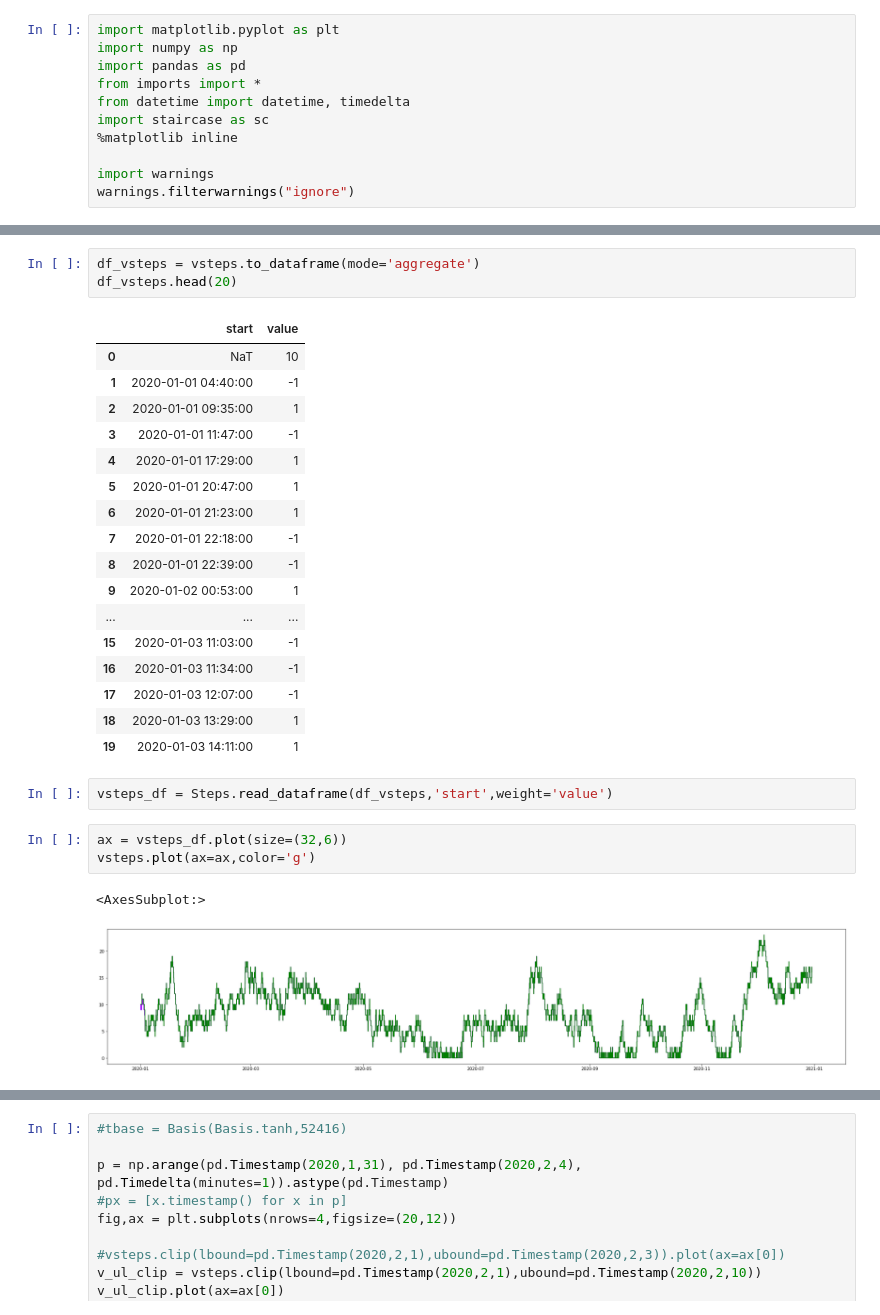
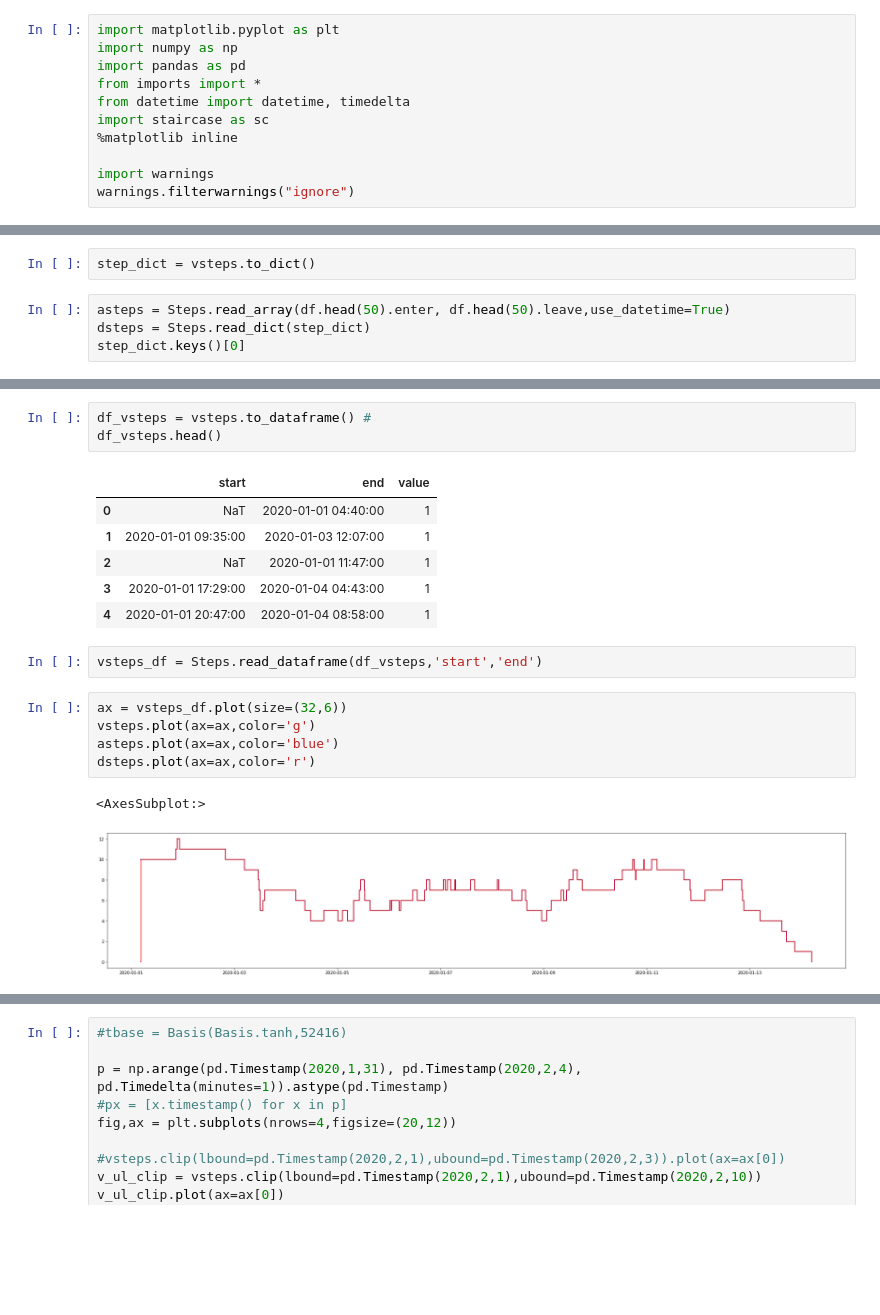
Before and after one commit to probability/topicmodelunderstanding, a Jupyter notebook: Notebooks/Import_export functions.ipynb, the cells around one changed output, grey strips where cells are left out. Cells and saved outputs as stored; diff of their text form; blank space fills up the shorter version.

```diff
--- a/Notebooks/Import_export functions.ipynb
+++ b/Notebooks/Import_export functions.ipynb
@@ -17 +17,7 @@ vsteps = Steps.read_dataframe(df,'enter','leave')
 #queue = sc.Stairs(use_dates=True).layer(df.enter, df.leave)
+# %%
+step_dict = vsteps.to_dict()
+# %%
+asteps = Steps.read_array(df.head(50).enter, df.head(50).leave,use_datetime=True)
+dsteps = Steps.read_dict(step_dict)
+step_dict.keys()[0]
@@ -18,29 +26,20 @@ vsteps = Steps.read_dataframe(df,'enter','leave')
 # %%
-df_vsteps = vsteps.to_dataframe(mode='aggregate')
-df_vsteps.head(20)
+df_vsteps = vsteps.to_dataframe() #
+df_vsteps.head()
 # %% [output]
-|  | start | value |
-| 0 | NaT | 10 |
-| 1 | 2020-01-01 04:40:00 | -1 |
-| 2 | 2020-01-01 09:35:00 | 1 |
-| 3 | 2020-01-01 11:47:00 | -1 |
-| 4 | 2020-01-01 17:29:00 | 1 |
-| 5 | 2020-01-01 20:47:00 | 1 |
-| 6 | 2020-01-01 21:23:00 | 1 |
-| 7 | 2020-01-01 22:18:00 | -1 |
-| 8 | 2020-01-01 22:39:00 | -1 |
-| 9 | 2020-01-02 00:53:00 | 1 |
-| ... | ... | ... |
-| 15 | 2020-01-03 11:03:00 | -1 |
-| 16 | 2020-01-03 11:34:00 | -1 |
-| 17 | 2020-01-03 12:07:00 | -1 |
-| 18 | 2020-01-03 13:29:00 | 1 |
-| 19 | 2020-01-03 14:11:00 | 1 |
+|  | start | end | value |
+| 0 | NaT | 2020-01-01 04:40:00 | 1 |
+| 1 | 2020-01-01 09:35:00 | 2020-01-03 12:07:00 | 1 |
+| 2 | NaT | 2020-01-01 11:47:00 | 1 |
+| 3 | 2020-01-01 17:29:00 | 2020-01-04 04:43:00 | 1 |
+| 4 | 2020-01-01 20:47:00 | 2020-01-04 08:58:00 | 1 |
 # %%
-vsteps_df = Steps.read_dataframe(df_vsteps,'start',weight='value')
+vsteps_df = Steps.read_dataframe(df_vsteps,'start','end')
 # %%
 ax = vsteps_df.plot(size=(32,6))
 vsteps.plot(ax=ax,color='g')
+asteps.plot(ax=ax,color='blue')
+dsteps.plot(ax=ax,color='r')
 # %% [output]
 <AxesSubplot:>
-[figure, old version]
+[figure, new version]
```
Also changed, not shown: parts of 4 cells of this notebook, 4 other files.
